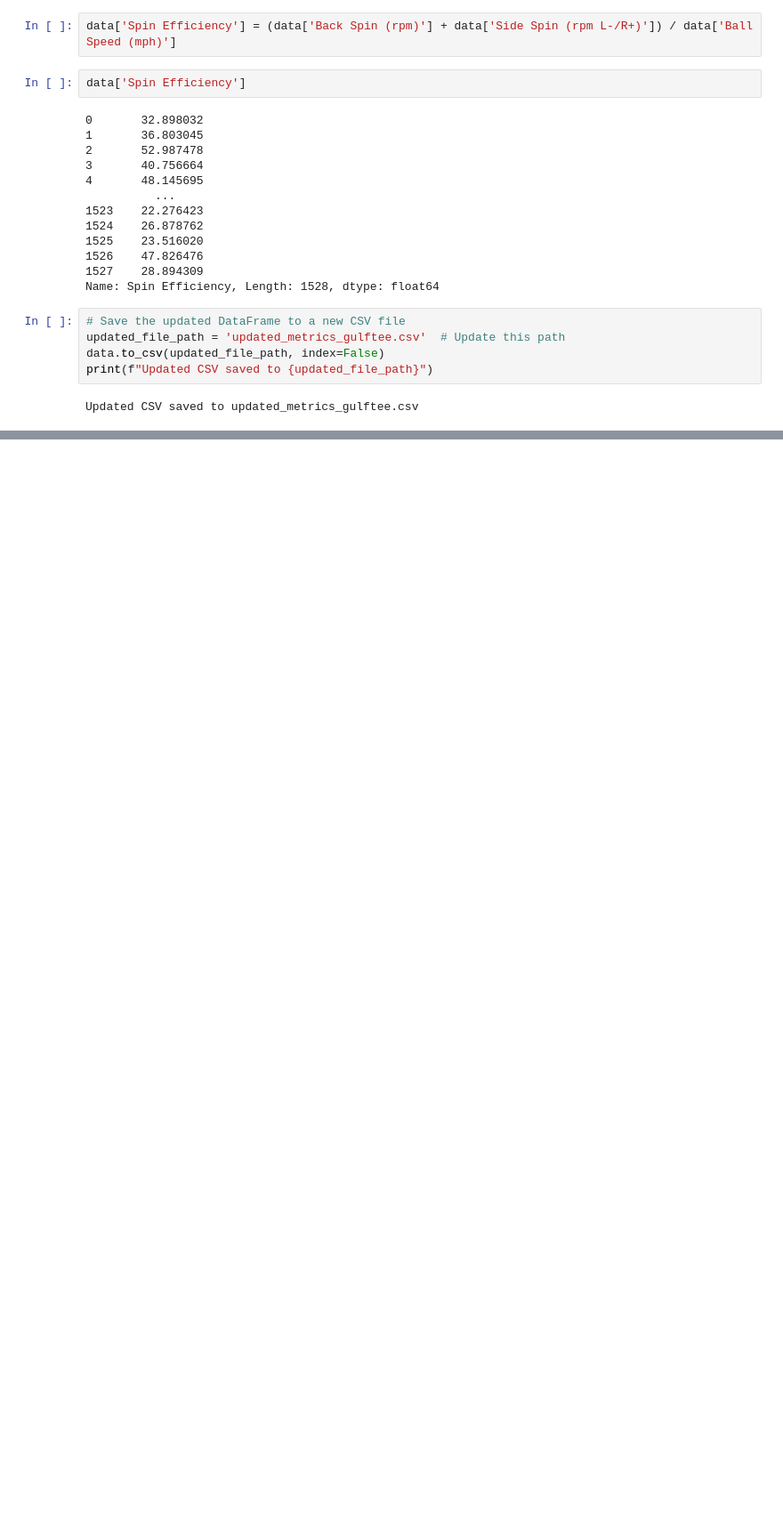
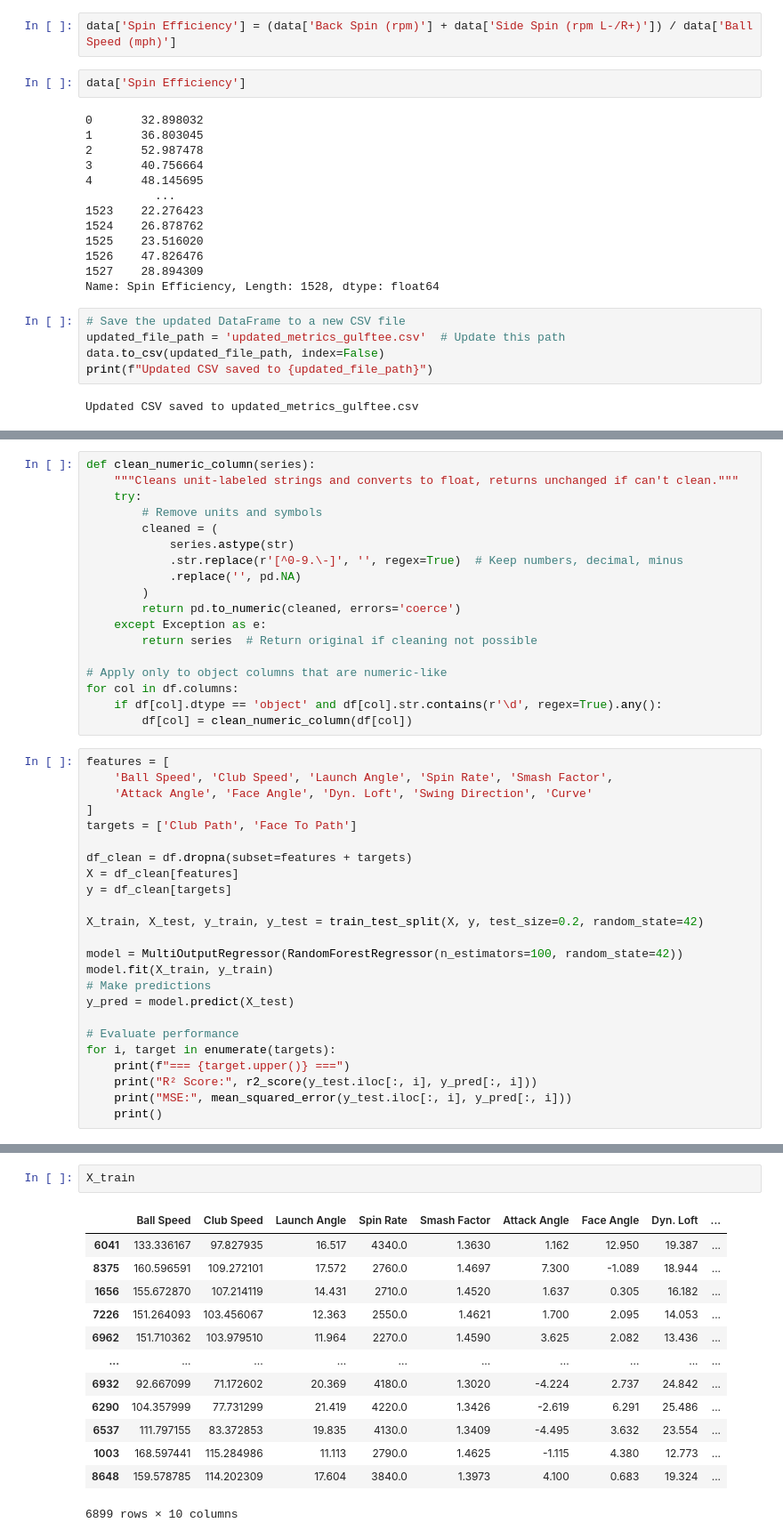
Before and after one commit to RobinCHoffpauir/Golf, a Jupyter notebook: src/golf.ipynb, the cells around one changed output, grey strips where cells are left out. Shown at 89% size. Saved outputs shown, nothing was run; the diff lists cells and outputs as text; blank space fills up the shorter version.

Commit message:
added model training for launch monitor metric estimation

```diff
--- a/src/golf.ipynb
+++ b/src/golf.ipynb
@@ -342,0 +379,42 @@ Updated CSV saved to updated_metrics_gulftee.csv
+# %%
+def clean_numeric_column(series):
+    """Cleans unit-labeled strings and converts to float, returns unchanged if can't clean."""
+    try:
+        # Remove units and symbols
+        cleaned = (
+            series.astype(str)
+            .str.replace(r'[^0-9.\-]', '', regex=True)  # Keep numbers, decimal, minus
+            .replace('', pd.NA)
+        )
+        return pd.to_numeric(cleaned, errors='coerce')
+    except Exception as e:
+        return series  # Return original if cleaning not possible
+
+# Apply only to object columns that are numeric-like
+for col in df.columns:
+    if df[col].dtype == 'object' and df[col].str.contains(r'\d', regex=True).any():
+        df[col] = clean_numeric_column(df[col])
+# %%
+features = [
+    'Ball Speed', 'Club Speed', 'Launch Angle', 'Spin Rate', 'Smash Factor',
+    'Attack Angle', 'Face Angle', 'Dyn. Loft', 'Swing Direction', 'Curve'
+]
+targets = ['Club Path', 'Face To Path']
+
+df_clean = df.dropna(subset=features + targets)
+X = df_clean[features]
+y = df_clean[targets]
+
+X_train, X_test, y_train, y_test = train_test_split(X, y, test_size=0.2, random_state=42)
+
+model = MultiOutputRegressor(RandomForestRegressor(n_estimators=100, random_state=42))
+model.fit(X_train, y_train)
+# Make predictions
+y_pred = model.predict(X_test)
+
+# Evaluate performance
+for i, target in enumerate(targets):
+    print(f"=== {target.upper()} ===")
+    print("R² Score:", r2_score(y_test.iloc[:, i], y_pred[:, i]))
+    print("MSE:", mean_squared_error(y_test.iloc[:, i], y_pred[:, i]))
+    print()
@@ -342,0 +445,16 @@ Updated CSV saved to updated_metrics_gulftee.csv
+# %%
+X_train
+# %% [output]
+|  | Ball Speed | Club Speed | Launch Angle | Spin Rate | Smash Factor | Attack Angle | Face Angle | Dyn. Loft | ... |
+| 6041 | 133.336167 | 97.827935 | 16.517 | 4340.0 | 1.3630 | 1.162 | 12.950 | 19.387 | ... |
+| 8375 | 160.596591 | 109.272101 | 17.572 | 2760.0 | 1.4697 | 7.300 | -1.089 | 18.944 | ... |
+| 1656 | 155.672870 | 107.214119 | 14.431 | 2710.0 | 1.4520 | 1.637 | 0.305 | 16.182 | ... |
+| 7226 | 151.264093 | 103.456067 | 12.363 | 2550.0 | 1.4621 | 1.700 | 2.095 | 14.053 | ... |
+| 6962 | 151.710362 | 103.979510 | 11.964 | 2270.0 | 1.4590 | 3.625 | 2.082 | 13.436 | ... |
+| ... | ... | ... | ... | ... | ... | ... | ... | ... | ... |
+| 6932 | 92.667099 | 71.172602 | 20.369 | 4180.0 | 1.3020 | -4.224 | 2.737 | 24.842 | ... |
+| 6290 | 104.357999 | 77.731299 | 21.419 | 4220.0 | 1.3426 | -2.619 | 6.291 | 25.486 | ... |
+| 6537 | 111.797155 | 83.372853 | 19.835 | 4130.0 | 1.3409 | -4.495 | 3.632 | 23.554 | ... |
+| 1003 | 168.597441 | 115.284986 | 11.113 | 2790.0 | 1.4625 | -1.115 | 4.380 | 12.773 | ... |
+| 8648 | 159.578785 | 114.202309 | 17.604 | 3840.0 | 1.3973 | 4.100 | 0.683 | 19.324 | ... |
+6899 rows × 10 columns
```
Also changed, not shown: parts of 6 cells of this notebook.
